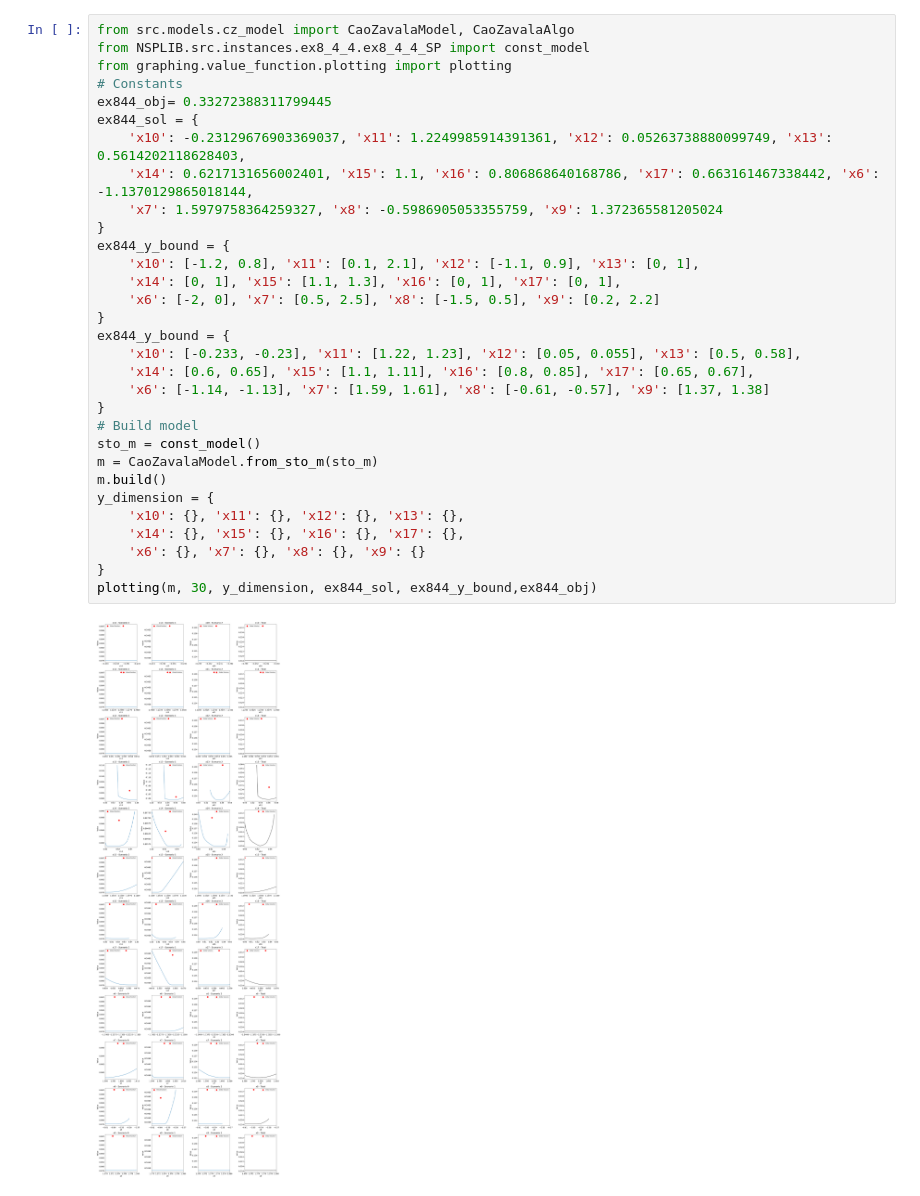
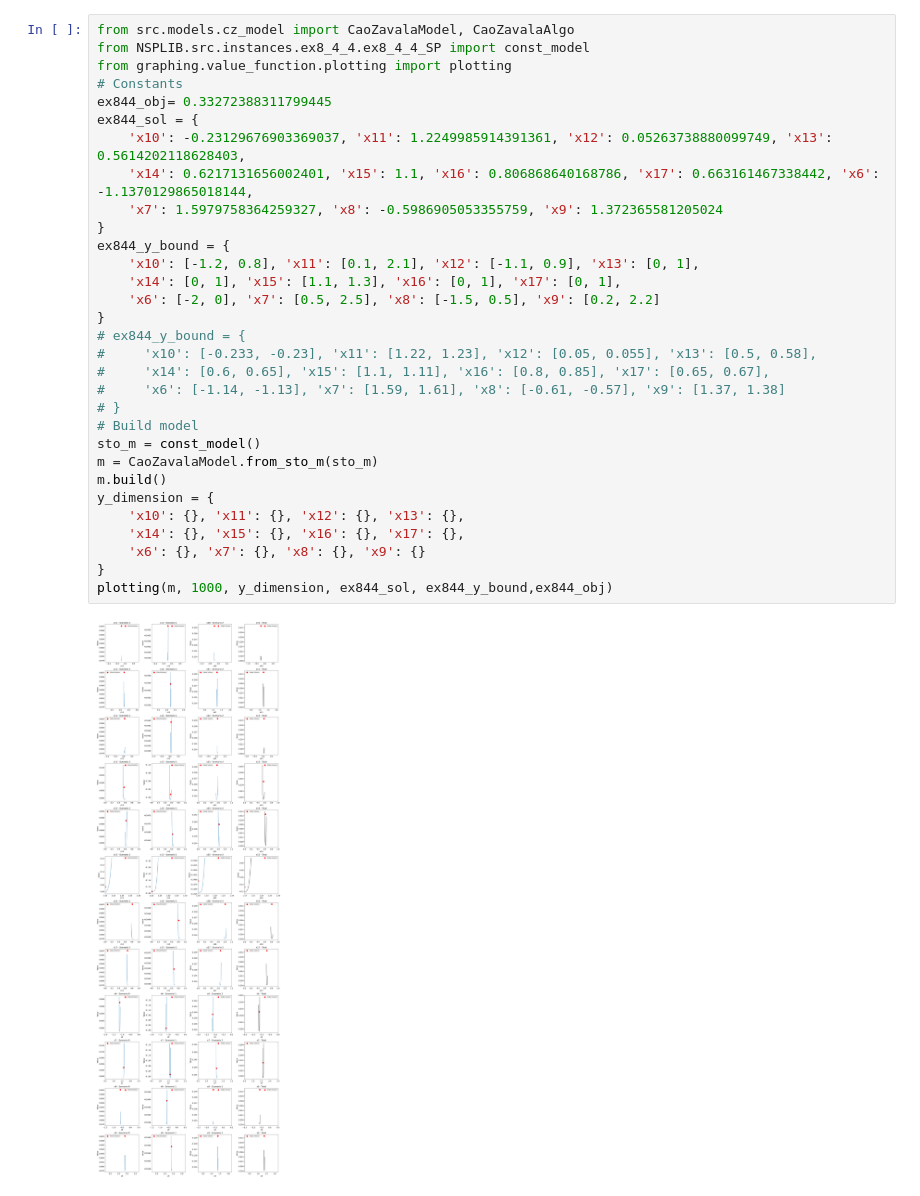
Before and after one commit to yship1002/decomp, a Jupyter notebook: graphing/value_function/ex8_4_4.ipynb, the cells around one changed output. Saved outputs shown, nothing was run; the diff lists cells and outputs as text.

```diff
--- a/graphing/value_function/ex8_4_4.ipynb
+++ b/graphing/value_function/ex8_4_4.ipynb
@@ -1,33 +1,33 @@
 # %%
 from src.models.cz_model import CaoZavalaModel, CaoZavalaAlgo
 from NSPLIB.src.instances.ex8_4_4.ex8_4_4_SP import const_model
 from graphing.value_function.plotting import plotting
 # Constants
 ex844_obj= 0.33272388311799445
 ex844_sol = {
     'x10': -0.23129676903369037, 'x11': 1.2249985914391361, 'x12': 0.05263738880099749, 'x13': 0.5614202118628403,
     'x14': 0.6217131656002401, 'x15': 1.1, 'x16': 0.806868640168786, 'x17': 0.663161467338442, 'x6': -1.1370129865018144,
     'x7': 1.5979758364259327, 'x8': -0.5986905053355759, 'x9': 1.372365581205024
 }
 ex844_y_bound = {
     'x10': [-1.2, 0.8], 'x11': [0.1, 2.1], 'x12': [-1.1, 0.9], 'x13': [0, 1],
     'x14': [0, 1], 'x15': [1.1, 1.3], 'x16': [0, 1], 'x17': [0, 1],
     'x6': [-2, 0], 'x7': [0.5, 2.5], 'x8': [-1.5, 0.5], 'x9': [0.2, 2.2]
 }
-ex844_y_bound = {
-    'x10': [-0.233, -0.23], 'x11': [1.22, 1.23], 'x12': [0.05, 0.055], 'x13': [0.5, 0.58],
-    'x14': [0.6, 0.65], 'x15': [1.1, 1.11], 'x16': [0.8, 0.85], 'x17': [0.65, 0.67],
-    'x6': [-1.14, -1.13], 'x7': [1.59, 1.61], 'x8': [-0.61, -0.57], 'x9': [1.37, 1.38]
-}
+# ex844_y_bound = {
+#     'x10': [-0.233, -0.23], 'x11': [1.22, 1.23], 'x12': [0.05, 0.055], 'x13': [0.5, 0.58],
+#     'x14': [0.6, 0.65], 'x15': [1.1, 1.11], 'x16': [0.8, 0.85], 'x17': [0.65, 0.67],
+#     'x6': [-1.14, -1.13], 'x7': [1.59, 1.61], 'x8': [-0.61, -0.57], 'x9': [1.37, 1.38]
+# }
 # Build model
 sto_m = const_model()
 m = CaoZavalaModel.from_sto_m(sto_m)
 m.build()
 y_dimension = {
     'x10': {}, 'x11': {}, 'x12': {}, 'x13': {},
     'x14': {}, 'x15': {}, 'x16': {}, 'x17': {},
     'x6': {}, 'x7': {}, 'x8': {}, 'x9': {}
 }
-plotting(m, 30, y_dimension, ex844_sol, ex844_y_bound,ex844_obj)
+plotting(m, 1000, y_dimension, ex844_sol, ex844_y_bound,ex844_obj)
 # %% [output]
-[figure, old version]
+[figure, new version]
```
Also changed, not shown: parts of 3 cells of this notebook, 31 other files.
